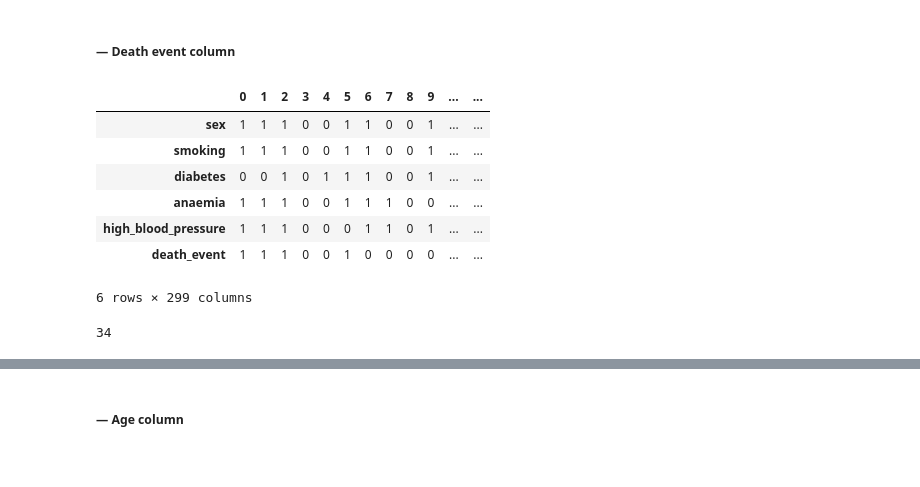
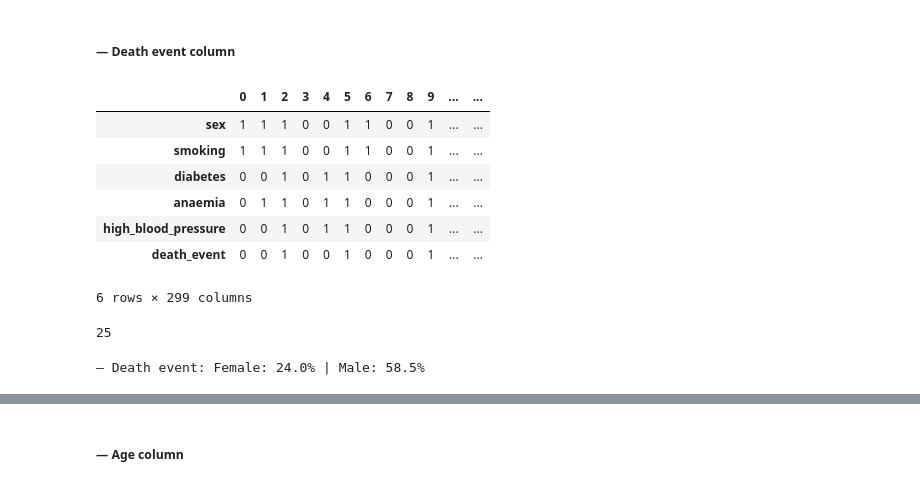
Before and after one commit to mizydorek/Programming-for-Data-Analysis-Project, a Jupyter notebook: project.ipynb, the cells around one changed output, grey strips where cells are left out. Saved outputs shown, nothing was run; the diff lists cells and outputs as text; code cells hidden in the pictures.

```diff
--- a/project.ipynb
+++ b/project.ipynb
@@ -552,12 +558,17 @@ smokers = [0,1]
 fs = rng.choice(smokers, f, p=[0.962, 0.038])
 ms = rng.choice(smokers, f, p=[0.124, 0.876])
 
+#setting the random generator so results can be reproduced
+rng = np.random.default_rng(2)
+
+# Function that generates a random sample from smokers array including sex and their percentage of smokers.
 def smoking(row):
    if row['sex'] == 0:
-      return int(rng.choice(values, 1, p=[0.962, 0.038]))
+      return int(rng.choice(smokers, 1, p=[0.962, 0.038]))
    if row['sex'] == 1:
-      return int(rng.choice(values, 1, p=[0.124, 0.876]))
+      return int(rng.choice(smokers, 1, p=[0.124, 0.876]))
 
+# Add column to data frame.
 df_sample['smoking'] = df_sample.apply(lambda row: smoking(row), axis=1)
 df_sample.T
 # %% [output]
@@ -578,6 +601,10 @@ dtype: int64
 fd = rng.choice(values, 1, p=[0.476, 0.524])
 md = rng.choice(values, 1, p=[0.333, 0.667])
 
+#setting the random generator so results can be reproduced
+rng = np.random.default_rng(2)
+
+# Function that generates a random sample from diabetes array including sex and their percentage of smokers.
 def diabetes(row):
    if row['sex'] == 0:
       return int(rng.choice(values, 1, p=[0.476, 0.524]))
@@ -601,6 +636,10 @@ df_sample[(df_sample['sex'] == 1) & (df_sample['diabetes'] == 0)].value_counts()
 # %%
 # Anaemia column.
 
+#setting the random generator so results can be reproduced
+rng = np.random.default_rng(2)
+
+# Function that generates a random sample from diabetes array including sex and their percentage of smokers.
 def anaemia(row):
    if row['sex'] == 0:
       return int(rng.choice(values, 1, p=[0.505, 0.495]))
@@ -625,6 +672,10 @@ df_sample[(df_sample['sex'] == 0) & (df_sample['anaemia'] == 0)].value_counts().
 # %%
 # High blood pressure column.
 
+#setting the random generator so results can be reproduced
+rng = np.random.default_rng(2)
+
+# Function that generates a random sample from diabetes array including sex and their percentage of smokers.
 def high_blood_pressure(row):
    if row['sex'] == 0:
       return int(rng.choice(values, 1, p=[0.581, 0.419]))
@@ -650,24 +709,35 @@ df_sample[(df_sample['sex'] == 0) & (df_sample['high_blood_pressure'] == 0)].val
 # %%
 # Death event column.
 
+#setting the random generator so results can be reproduced
+rng = np.random.default_rng(2)
+
+# Function that generates a random sample from diabetes array including sex and their percentage of smokers.
 def death_event(row):
    if row['sex'] == 0:
       return int(rng.choice(values, 1, p=[0.676, 0.324]))
    if row['sex'] == 1:
       return int(rng.choice(values, 1, p=[0.410, 0.590]))
 
 df_sample['death_event'] = df_sample.apply(lambda row: death_event(row), axis=1)
 df_sample.T
 # %% [output]
 |  | 0 | 1 | 2 | 3 | 4 | 5 | 6 | 7 | 8 | 9 | ... | ... |
 | sex | 1 | 1 | 1 | 0 | 0 | 1 | 1 | 0 | 0 | 1 | ... | ... |
 | smoking | 1 | 1 | 1 | 0 | 0 | 1 | 1 | 0 | 0 | 1 | ... | ... |
-| diabetes | 0 | 0 | 1 | 0 | 1 | 1 | 1 | 0 | 0 | 1 | ... | ... |
-| anaemia | 1 | 1 | 1 | 0 | 0 | 1 | 1 | 1 | 0 | 0 | ... | ... |
-| high_blood_pressure | 1 | 1 | 1 | 0 | 0 | 0 | 1 | 1 | 0 | 1 | ... | ... |
-| death_event | 1 | 1 | 1 | 0 | 0 | 1 | 0 | 0 | 0 | 0 | ... | ... |
+| diabetes | 0 | 0 | 1 | 0 | 1 | 1 | 0 | 0 | 0 | 1 | ... | ... |
+| anaemia | 0 | 1 | 1 | 0 | 1 | 1 | 0 | 0 | 0 | 1 | ... | ... |
+| high_blood_pressure | 0 | 0 | 1 | 0 | 1 | 1 | 0 | 0 | 0 | 1 | ... | ... |
+| death_event | 0 | 0 | 1 | 0 | 0 | 1 | 0 | 0 | 0 | 1 | ... | ... |
 6 rows × 299 columns
 # %%
 df_sample[(df_sample['sex'] == 0) & (df_sample['death_event'] == 1)].value_counts().sum()
 # %% [output]
-34
+25
+# %%
+# Death event per sex.
+fde = len(df_sample[(df_sample['sex'] == 0) & (df_sample['death_event'] == 1)])
+mde = len(df_sample[(df_sample['sex'] == 1) & (df_sample['death_event'] == 1)])
+print('— Death event: Female: {:.1f}% | Male: {:.1f}%\n'.format((fde/f)*p, (mde/m)*p))
+# %% [output]
+— Death event: Female: 24.0% | Male: 58.5%
```
Also changed, not shown: parts of 46 cells of this notebook.
